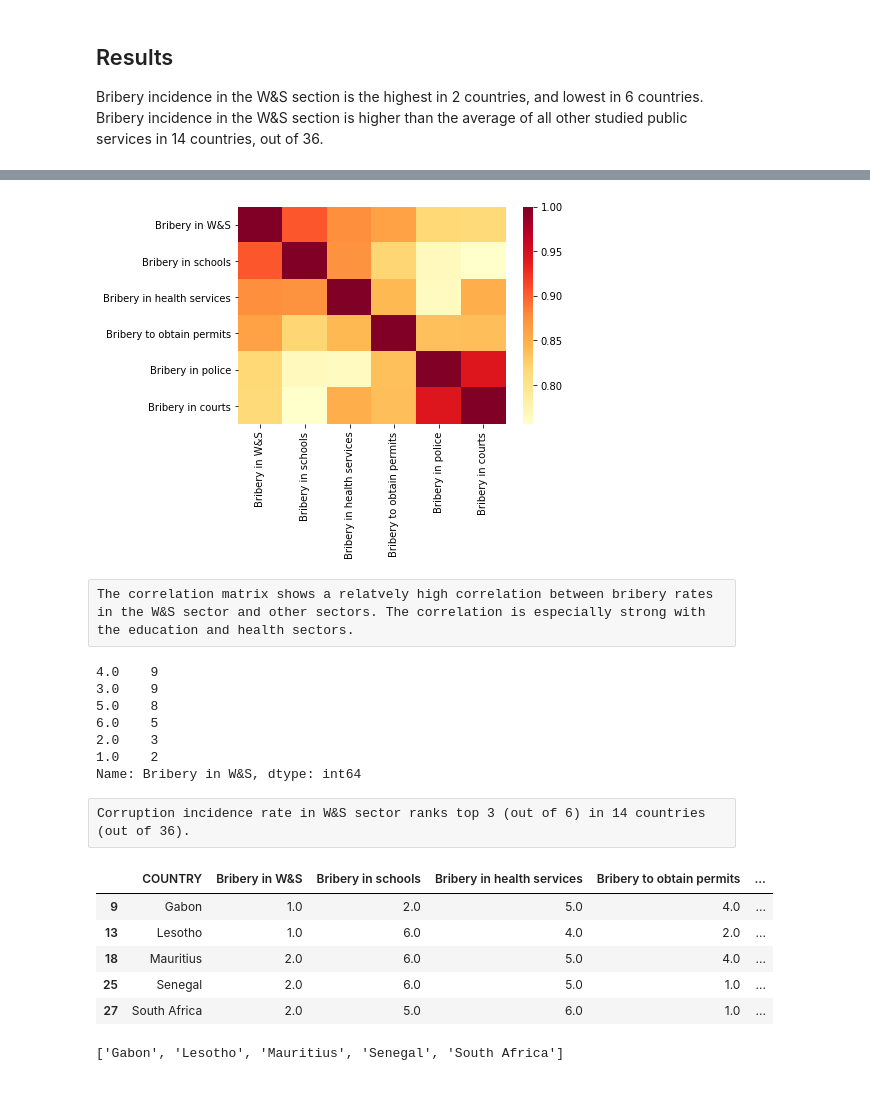
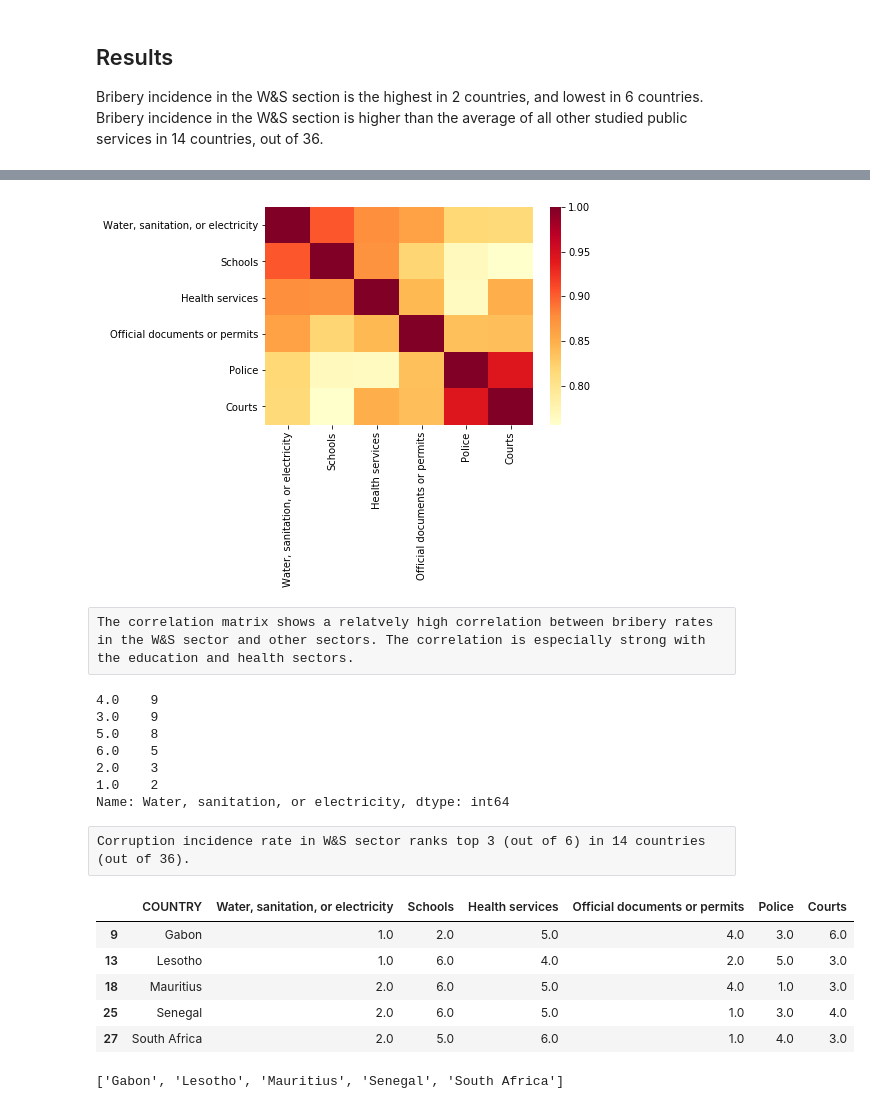
Before and after one commit to allakulov/afrobarometer, a Jupyter notebook: afrobarometer_2016.ipynb, the cells around one changed output, grey strips where cells are left out. Drawn from its saved outputs; the diff is of its cells as text; code cells hidden in the pictures.

```diff
--- a/afrobarometer_2016.ipynb
+++ b/afrobarometer_2016.ipynb
@@ -138,7 +138,7 @@ judge = make_table(df, "COUNTRY", "court_bribe")
 # %%
 # Concatenate all the bribery tables created in the previous stage
 incidence_table = pd.concat([water, edu, med, official, pol, judge], axis = 1)
-incidence_table.columns = ["Bribery in W&S", "Bribery in schools", "Bribery in health services", "Bribery to obtain permits",
-                           "Bribery in police", "Bribery in courts"]
+incidence_table.columns = ["Water, sanitation, or electricity", "Schools", "Health services", "Official documents or permits",
+                           "Police", "Courts"]
 incidence_table
 # %% [output]
@@ -303,7 +302,7 @@ heatmap = sns.heatmap(corr,
                      cmap="YlOrRd")
 plt.show()
 # %% [output]
-[figure, old version]
+[figure, new version]
 # %% [raw]
 The correlation matrix shows a relatvely high correlation between bribery rates in the W&S sector and other sectors. The correlation is especially strong with the education and health sectors.
 # %%
@@ -312,7 +311,7 @@ rankings = pd.concat([incidence_table.COUNTRY, rankings], axis = 1)
 # %%
 # What's the distribution of ranking of W&S corruption incidence?
 #Transpose the row and squeeze to obtain Pandas series, which allow value counts
-rankings["Bribery in W&S"].value_counts()
+rankings["Water, sanitation, or electricity"].value_counts()
 # %% [output]
 4.0    9
 3.0    9
@@ -320,20 +319,20 @@ rankings["Bribery in W&S"].value_counts()
 6.0    5
 2.0    3
 1.0    2
-Name: Bribery in W&S, dtype: int64
+Name: Water, sanitation, or electricity, dtype: int64
 # %% [raw]
 Corruption incidence rate in W&S sector ranks top 3 (out of 6) in 14 countries (out of 36).
 # %%
 # List of countries where W&S sector corruption is ranked 1 or 2
-topranks = rankings.loc[(rankings["Bribery in W&S"] == 1) | (rankings["Bribery in W&S"] == 2)]
+topranks = rankings.loc[(rankings["Water, sanitation, or electricity"] == 1) | (rankings["Water, sanitation, or electricity"] == 2)]
 topranks
 # %% [output]
-|  | COUNTRY | Bribery in W&S | Bribery in schools | Bribery in health services | Bribery to obtain permits | ... |
-| 9 | Gabon | 1.0 | 2.0 | 5.0 | 4.0 | ... |
-| 13 | Lesotho | 1.0 | 6.0 | 4.0 | 2.0 | ... |
-| 18 | Mauritius | 2.0 | 6.0 | 5.0 | 4.0 | ... |
-| 25 | Senegal | 2.0 | 6.0 | 5.0 | 1.0 | ... |
-| 27 | South Africa | 2.0 | 5.0 | 6.0 | 1.0 | ... |
+|  | COUNTRY | Water, sanitation, or electricity | Schools | Health services | Official documents or permits | Police | Courts |
+| 9 | Gabon | 1.0 | 2.0 | 5.0 | 4.0 | 3.0 | 6.0 |
+| 13 | Lesotho | 1.0 | 6.0 | 4.0 | 2.0 | 5.0 | 3.0 |
+| 18 | Mauritius | 2.0 | 6.0 | 5.0 | 4.0 | 1.0 | 3.0 |
+| 25 | Senegal | 2.0 | 6.0 | 5.0 | 1.0 | 3.0 | 4.0 |
+| 27 | South Africa | 2.0 | 5.0 | 6.0 | 1.0 | 4.0 | 3.0 |
 # %%
 # Make a list of the 5 countries where W&S corruption ranks 1 or 2
 top_countries = list(topranks["COUNTRY"])
```
Also changed, not shown: parts of 13 cells of this notebook.
